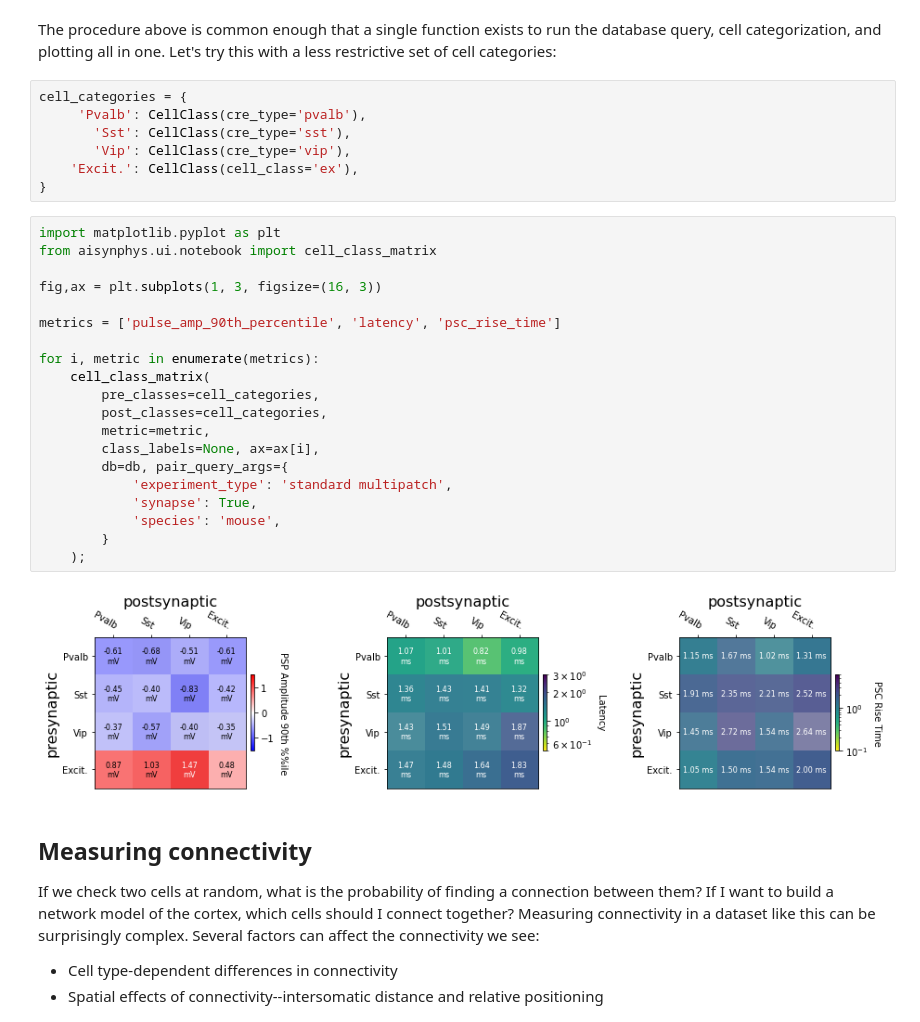
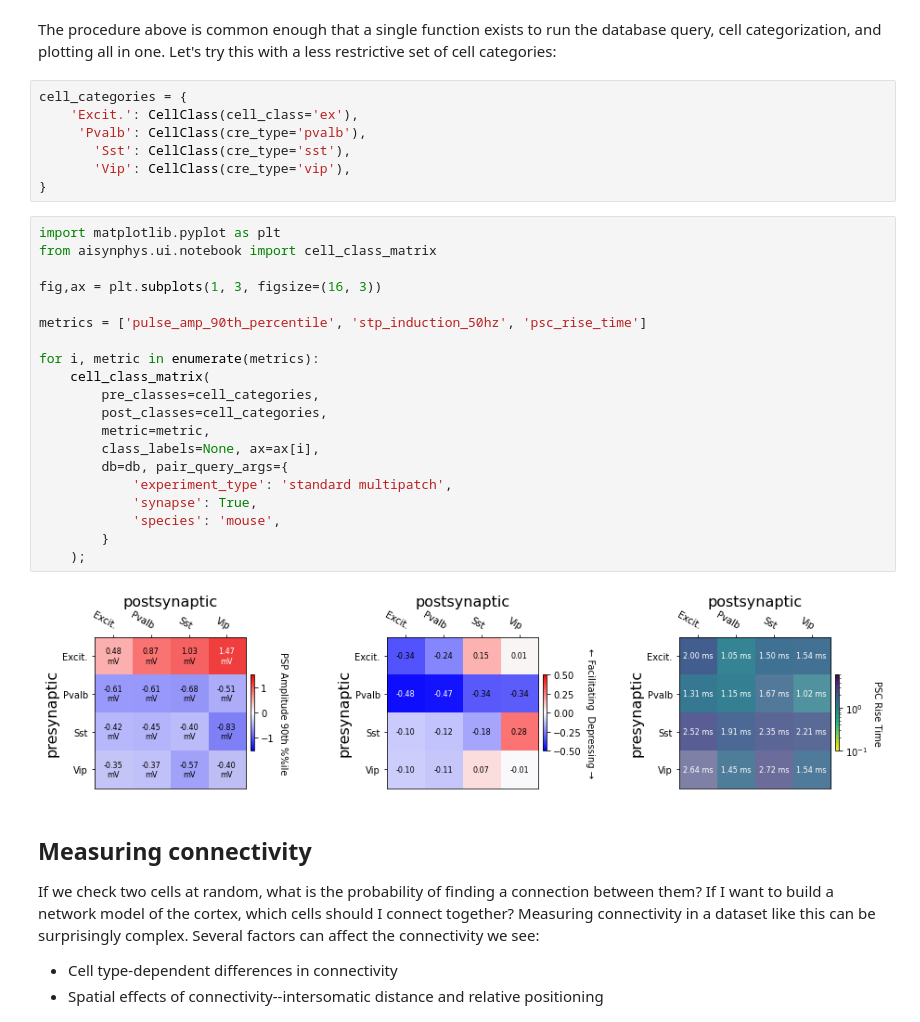
Before and after one commit to SophieW722/aisynphys, a Jupyter notebook: doc/tutorial.ipynb, the cells around one changed output. Saved outputs shown, nothing was run; the diff lists cells and outputs as text.

```diff
--- a/doc/tutorial.ipynb
+++ b/doc/tutorial.ipynb
@@ -194,33 +223,33 @@ hm.set_ylabel("presynaptic", fontsize=14);
 The procedure above is common enough that a single function exists to run the database query, cell categorization, and plotting all in one. Let's try this with a less restrictive set of cell categories:
 # %%
 cell_categories = {
+    'Excit.': CellClass(cell_class='ex'),
      'Pvalb': CellClass(cre_type='pvalb'),
        'Sst': CellClass(cre_type='sst'),
        'Vip': CellClass(cre_type='vip'),
-    'Excit.': CellClass(cell_class='ex'),
 }
 # %%
 import matplotlib.pyplot as plt
 from aisynphys.ui.notebook import cell_class_matrix
 
 fig,ax = plt.subplots(1, 3, figsize=(16, 3))
 
-metrics = ['pulse_amp_90th_percentile', 'latency', 'psc_rise_time']
+metrics = ['pulse_amp_90th_percentile', 'stp_induction_50hz', 'psc_rise_time']
 
 for i, metric in enumerate(metrics):
     cell_class_matrix(
         pre_classes=cell_categories,
         post_classes=cell_categories,
         metric=metric,
         class_labels=None, ax=ax[i],
         db=db, pair_query_args={
             'experiment_type': 'standard multipatch',
             'synapse': True,
             'species': 'mouse',
         }
     );
 # %% [output]
-[figure, old version]
+[figure, new version]
 # %% [markdown]
 <a name="connectivity"></a>
 
```
Also changed, not shown: parts of 23 cells of this notebook, 3 other files.
